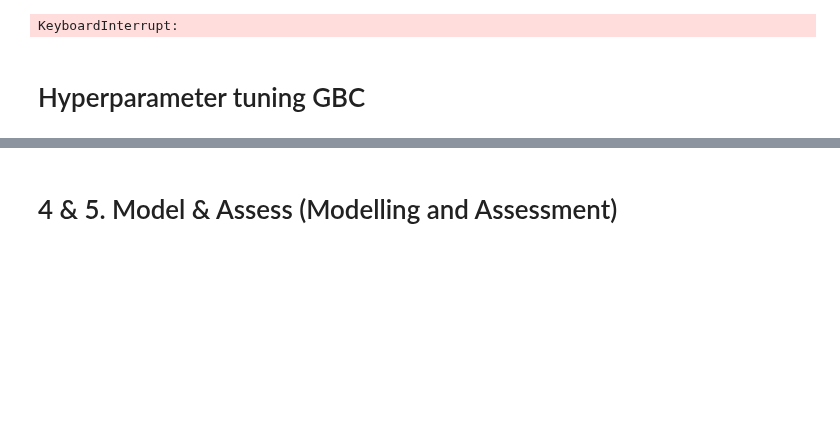
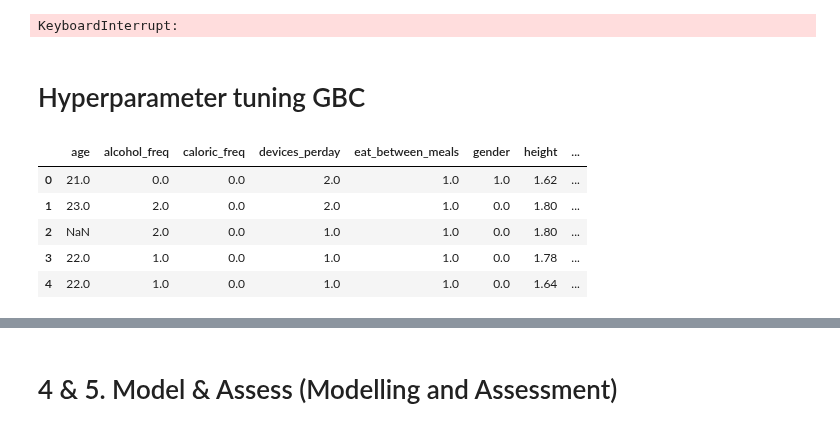
Before and after one commit to 0xMarc0s/IMS_ML_project, a Jupyter notebook: Project_Notebook_Template/Final Pipeline.ipynb, the cells around one changed output, grey strips where cells are left out. Saved outputs shown, nothing was run; the diff lists cells and outputs as text; code cells hidden in the pictures; blank space fills up the shorter version.

```diff
--- a/Project_Notebook_Template/Final Pipeline.ipynb
+++ b/Project_Notebook_Template/Final Pipeline.ipynb
@@ -749,5 +808,16 @@ best_selected_features_df = X_train#[selected_feature_names] # no smoke column
 # %% [markdown]
 # Hyperparameter tuning GBC
+# %%
+best_selected_features_df = X_train.drop(columns=['smoke'], axis =1)
+# %%
+best_selected_features_df.head()
+# %% [output]
+|  | age | alcohol_freq | caloric_freq | devices_perday | eat_between_meals | gender | height | ... |
+| 0 | 21.0 | 0.0 | 0.0 | 2.0 | 1.0 | 1.0 | 1.62 | ... |
+| 1 | 23.0 | 2.0 | 0.0 | 2.0 | 1.0 | 0.0 | 1.80 | ... |
+| 2 | NaN | 2.0 | 0.0 | 1.0 | 1.0 | 0.0 | 1.80 | ... |
+| 3 | 22.0 | 1.0 | 0.0 | 1.0 | 1.0 | 0.0 | 1.78 | ... |
+| 4 | 22.0 | 1.0 | 0.0 | 1.0 | 1.0 | 0.0 | 1.64 | ... |
 # %%
 import optuna
 from sklearn.ensemble import GradientBoostingClassifier
```
Also changed, not shown: parts of 8 cells of this notebook.
